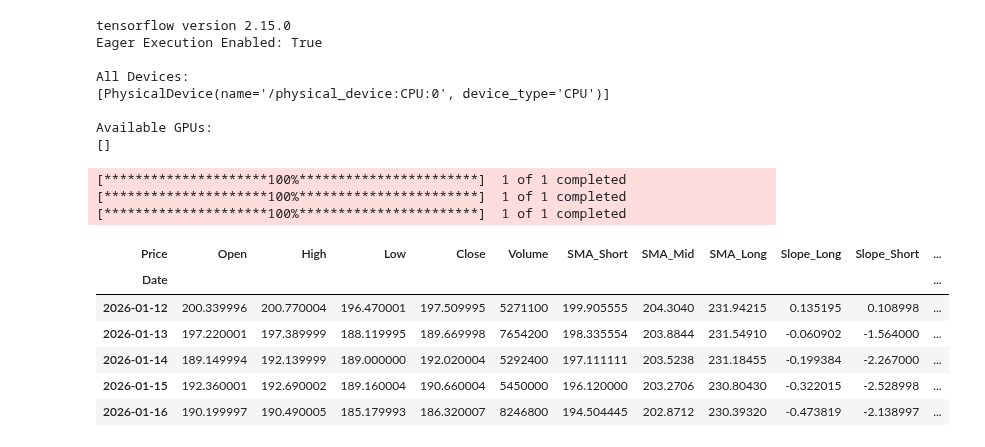
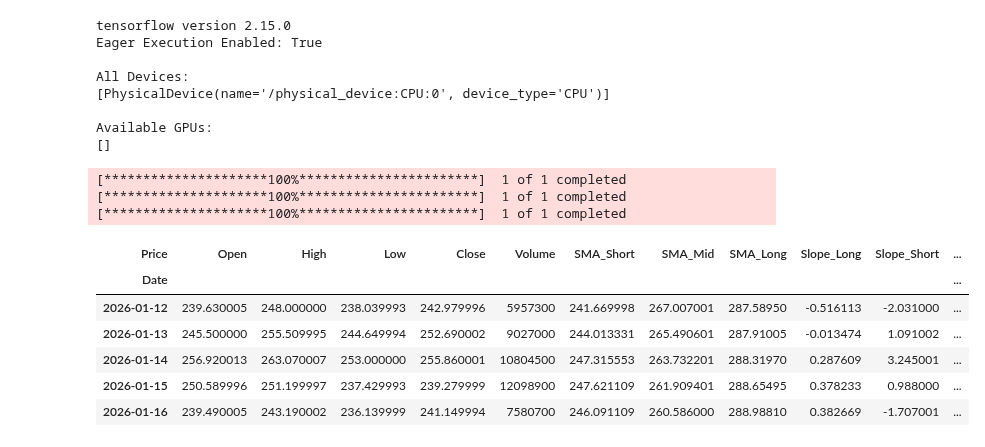
Before and after one commit to imran-naskani/insane, a Jupyter notebook: lstm/LSTM.ipynb, the cells around one changed output. Saved outputs shown, nothing was run; the diff lists cells and outputs as text; code cells hidden in the pictures.

```diff
--- a/lstm/LSTM.ipynb
+++ b/lstm/LSTM.ipynb
@@ -539,25 +539,25 @@ def build_hybrid_model(n_timesteps, n_features):
     return model
 # %%
 # Get stock data (AAPL from 2020-01-01 to 2023-01-01)
-ticker = 'TMUS'
+ticker = 'COIN'
 
 stock_data = build_feature_dataset(ticker, start_date="2021-01-01", end_date="2026-01-17", timeframe="1d")
 stock_data = stock_data.dropna()
 stock_data[['Open', 'High', 'Low', 'Close', 'Volume', 'SMA_Short',
             'SMA_Mid', 'SMA_Long', 'Slope_Long', 'Slope_Short',
             'MACD', 'ADX', 'BB_Upper', 'BB_Mid', 'BB_Lower',
             'TOS_Trail', 'TOS_RSI', 'Daily_Delta']].tail()
 # %% [output]
 [*********************100%***********************]  1 of 1 completed
 [*********************100%***********************]  1 of 1 completed
 [*********************100%***********************]  1 of 1 completed
 | Price | Open | High | Low | Close | Volume | SMA_Short | SMA_Mid | SMA_Long | Slope_Long | Slope_Short | ... |
 | Date |  |  |  |  |  |  |  |  |  |  | ... |
-| 2026-01-12 | 200.339996 | 200.770004 | 196.470001 | 197.509995 | 5271100 | 199.905555 | 204.3040 | 231.94215 | 0.135195 | 0.108998 | ... |
-| 2026-01-13 | 197.220001 | 197.389999 | 188.119995 | 189.669998 | 7654200 | 198.335554 | 203.8844 | 231.54910 | -0.060902 | -1.564000 | ... |
-| 2026-01-14 | 189.149994 | 192.139999 | 189.000000 | 192.020004 | 5292400 | 197.111111 | 203.5238 | 231.18455 | -0.199384 | -2.267000 | ... |
-| 2026-01-15 | 192.360001 | 192.690002 | 189.160004 | 190.660004 | 5450000 | 196.120000 | 203.2706 | 230.80430 | -0.322015 | -2.528998 | ... |
-| 2026-01-16 | 190.199997 | 190.490005 | 185.179993 | 186.320007 | 8246800 | 194.504445 | 202.8712 | 230.39320 | -0.473819 | -2.138997 | ... |
+| 2026-01-12 | 239.630005 | 248.000000 | 238.039993 | 242.979996 | 5957300 | 241.669998 | 267.007001 | 287.58950 | -0.516113 | -2.031000 | ... |
+| 2026-01-13 | 245.500000 | 255.509995 | 244.649994 | 252.690002 | 9027000 | 244.013331 | 265.490601 | 287.91005 | -0.013474 | 1.091002 | ... |
+| 2026-01-14 | 256.920013 | 263.070007 | 253.000000 | 255.860001 | 10804500 | 247.315553 | 263.732201 | 288.31970 | 0.287609 | 3.245001 | ... |
+| 2026-01-15 | 250.589996 | 251.199997 | 237.429993 | 239.279999 | 12098900 | 247.621109 | 261.909401 | 288.65495 | 0.378233 | 0.988000 | ... |
+| 2026-01-16 | 239.490005 | 243.190002 | 236.139999 | 241.149994 | 7580700 | 246.091109 | 260.586000 | 288.98810 | 0.382669 | -1.707001 | ... |
 # %%
 # Number of timesteps to look back (e.g., 60 days)
 n_timesteps = 60
```
Also changed, not shown: parts of 5 cells of this notebook, 4 other files.
